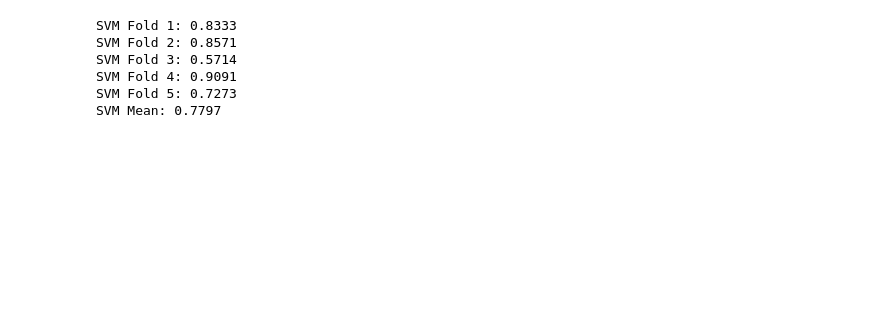
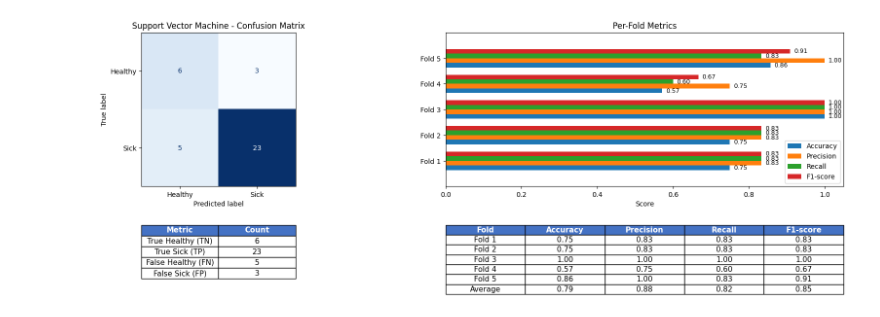
Before and after one commit to JakubRduch/AI_MED_Recruitment, a Jupyter notebook: Solution/heart_classification.ipynb, the cells around one changed output. Cells and saved outputs as stored; diff of their text form; code cells hidden in the pictures; blank space fills up the shorter version.

```diff
--- a/Solution/heart_classification.ipynb
+++ b/Solution/heart_classification.ipynb
@@ -92,19 +150,13 @@ LR Mean: 0.6860
 # %%
+# ====================================================
+# SUPPORT VECTOR MACHINE INITIALIZATION AND EVALUATION
+# ====================================================
 svm = SVC(kernel='rbf',
           class_weight='balanced',
           probability=True,
           random_state=42)
+
+evaluate_model(svm, "Support Vector Machine", X_scaled, y)
+# %% [output]
+[figure, added]
-# %%
-svm_scores = cross_val_score(svm, X_scaled, y, cv=5, scoring='f1')
-for i, score in enumerate(svm_scores, 1):
-    print(f"SVM Fold {i}: {score:.4f}")
-
-print(f"SVM Mean: {svm_scores.mean():.4f}")
-# %% [output]
-SVM Fold 1: 0.8333
-SVM Fold 2: 0.8571
-SVM Fold 3: 0.5714
-SVM Fold 4: 0.9091
-SVM Fold 5: 0.7273
-SVM Mean: 0.7797
 # %%
```
Also changed, not shown: parts of 11 cells of this notebook.
